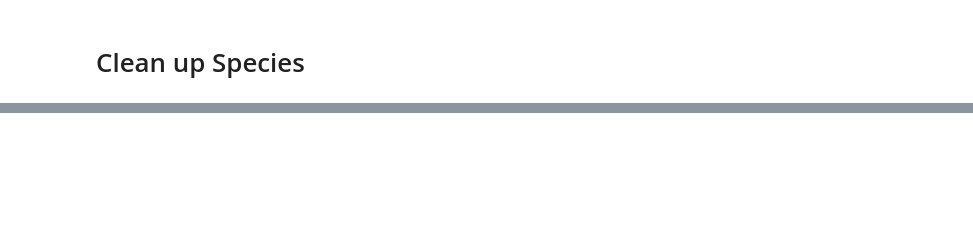
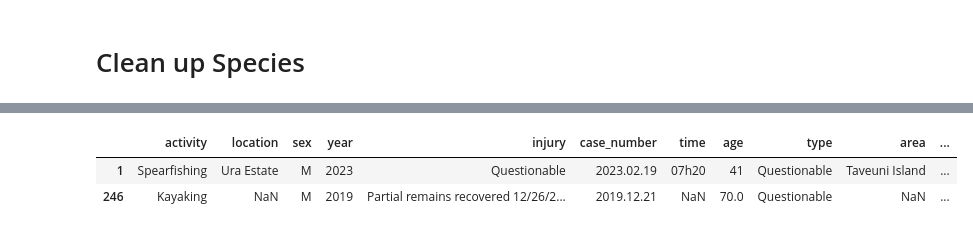
Before and after one commit to JenniferM-BShulyak/shark_attacks, a Jupyter notebook: setup.ipynb, the cells around one changed output, grey strips where cells are left out. Drawn from its saved outputs; the diff is of its cells as text; code cells hidden in the pictures; blank space fills up the shorter version.

```diff
--- a/setup.ipynb
+++ b/setup.ipynb
@@ -216,0 +240,8 @@ array(['USA', 'AUSTRALIA', 'New Zealand', 'NEW CALEDONIA', 'MALDIVES',
+# %%
+df_cut[df_cut["type"]=="Questionable"]
+# Remove interactions with too little information
+# 1
+# %% [output]
+|  | activity | location | sex | year | injury | case_number | time | age | type | area | ... |
+| 1 | Spearfishing | Ura Estate | M | 2023 | Questionable | 2023.02.19 | 07h20 | 41 | Questionable | Taveuni Island | ... |
+| 246 | Kayaking | NaN | M | 2019 | Partial remains recovered 12/26/2... | 2019.12.21 | NaN | 70.0 | Questionable | NaN | ... |
```
Also changed, not shown: parts of 19 cells of this notebook.
